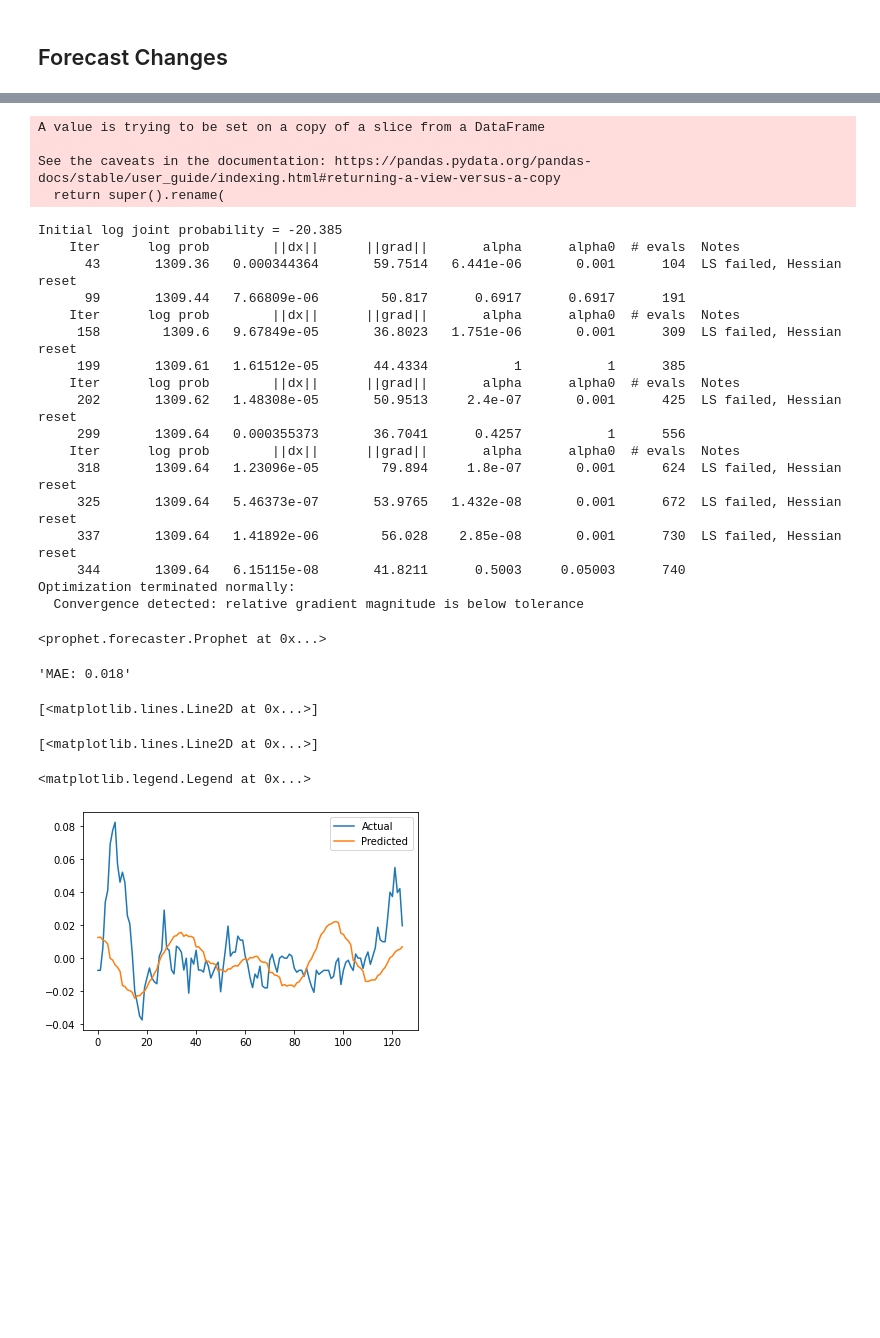
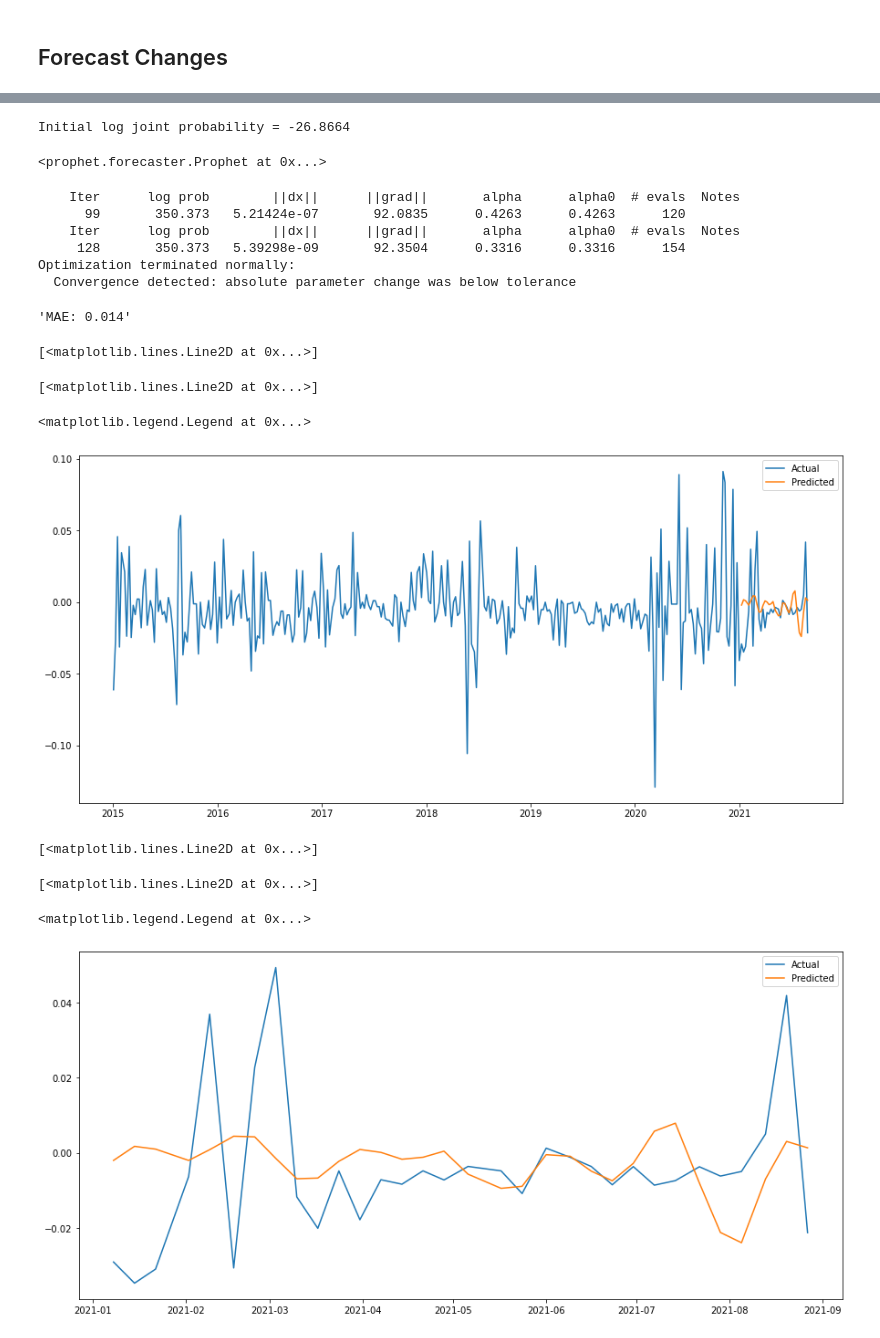
Before and after one commit to alpha2phi/jupyter-notebooks, a Jupyter notebook: nbs/02_01_stocks_machine_learning.ipynb, the cells around one changed output, grey strips where cells are left out. Cells and saved outputs as stored; diff of their text form; code cells hidden in the pictures; blank space fills up the shorter version.

```diff
--- a/nbs/02_01_stocks_machine_learning.ipynb
+++ b/nbs/02_01_stocks_machine_learning.ipynb
@@ -93,6 +113,9 @@ memory usage: 2.1+ MB
 # %%
 # Try with 1 stock
 df_stock = df_history[df_history['Symbol'] == 'MBBM'].copy()
+df_stock.reset_index(inplace=True)
 df_stock['Close'].plot(figsize = (15,7))
+
+df_stock.head(10)
 # %% [output]
 <AxesSubplot:>
@@ -133,57 +185,51 @@ Name: Close, dtype: float64
 # %%
-TEST_DATE = '2021-03-01'
+TEST_DATE = '2021-01-01'
 END_DATE = '2021-09-01'
-
-# Change names to fit prophet
-df_analysis.rename(columns={'Date': 'ds', 'Pct_Change': 'y'}, inplace=True)
 
 # Create train and test sets
 df_train = df_analysis[df_analysis['ds'] < TEST_DATE]
 df_test = df_analysis[df_analysis['ds'] >= TEST_DATE]
 
 # Fit the training set
-model = Prophet(daily_seasonality=)
+model = Prophet(weekly_seasonality=True, daily_seasonality=True)
 model.fit(df_train)
 
 # Predict
 df_predict = df_test.drop(columns=['y'])
 preds = model.predict(df_predict)
 
 # Evaluate
 y_true = df_test['y'].values
 y_pred = preds['yhat'].values
 mae = mean_absolute_error(y_true, y_pred)
 display('MAE: %.3f' % mae)
-# plot expected vs actual
-plt.plot(y_true, label='Actual')
-plt.plot(y_pred, label='Predicted')
+
+# Plot expected vs actual
+plt.rcParams["figure.figsize"] = (15,7)
+plt.plot(df_analysis['ds'], df_analysis['y'], label='Actual')
+plt.plot(df_predict['ds'], y_pred, label='Predicted')
 plt.legend()
 plt.show()
+
+plt.plot(df_test['ds'], y_true, label='Actual')
+plt.plot(df_predict['ds'], y_pred, label='Predicted')
+plt.legend()
+plt.show()
 # %% [output]
-A value is trying to be set on a copy of a slice from a DataFrame
-
-See the caveats in the documentation: https://pandas.pydata.org/pandas-docs/stable/user_guide/indexing.html#returning-a-view-versus-a-copy
-  return super().rename(
+Initial log joint probability = -26.8664
-Initial log joint probability = -20.385
-    Iter      log prob        ||dx||      ||grad||       alpha      alpha0  # evals  Notes
-      43       1309.36   0.000344364       59.7514   6.441e-06       0.001      104  LS failed, Hessian reset
-      99       1309.44   7.66809e-06        50.817      0.6917      0.6917      191
-    Iter      log prob        ||dx||      ||grad||       alpha      alpha0  # evals  Notes
-     158        1309.6   9.67849e-05       36.8023   1.751e-06       0.001      309  LS failed, Hessian reset
-     199       1309.61   1.61512e-05       44.4334           1           1      385
-    Iter      log prob        ||dx||      ||grad||       alpha      alpha0  # evals  Notes
-     202       1309.62   1.48308e-05       50.9513     2.4e-07       0.001      425  LS failed, Hessian reset
-     299       1309.64   0.000355373       36.7041      0.4257           1      556
-    Iter      log prob        ||dx||      ||grad||       alpha      alpha0  # evals  Notes
-     318       1309.64   1.23096e-05        79.894     1.8e-07       0.001      624  LS failed, Hessian reset
-     325       1309.64   5.46373e-07       53.9765   1.432e-08       0.001      672  LS failed, Hessian reset
-     337       1309.64   1.41892e-06        56.028    2.85e-08       0.001      730  LS failed, Hessian reset
-     344       1309.64   6.15115e-08       41.8211      0.5003     0.05003      740
-Optimization terminated normally:
-  Convergence detected: relative gradient magnitude is below tolerance
+<prophet.forecaster.Prophet at 0x...>
-<prophet.forecaster.Prophet at 0x...>
+    Iter      log prob        ||dx||      ||grad||       alpha      alpha0  # evals  Notes
+      99       350.373   5.21424e-07       92.0835      0.4263      0.4263      120
+    Iter      log prob        ||dx||      ||grad||       alpha      alpha0  # evals  Notes
+     128       350.373   5.39298e-09       92.3504      0.3316      0.3316      154
+Optimization terminated normally:
+  Convergence detected: absolute parameter change was below tolerance
-'MAE: 0.018'
+'MAE: 0.014'
 [<matplotlib.lines.Line2D at 0x...>]
 [<matplotlib.lines.Line2D at 0x...>]
 <matplotlib.legend.Legend at 0x...>
-[figure, old version]
+[figure, new version]
+[<matplotlib.lines.Line2D at 0x...>]
+[<matplotlib.lines.Line2D at 0x...>]
+<matplotlib.legend.Legend at 0x...>
+[figure, added]
```
Also changed, not shown: parts of 6 cells of this notebook, 1 other file.
